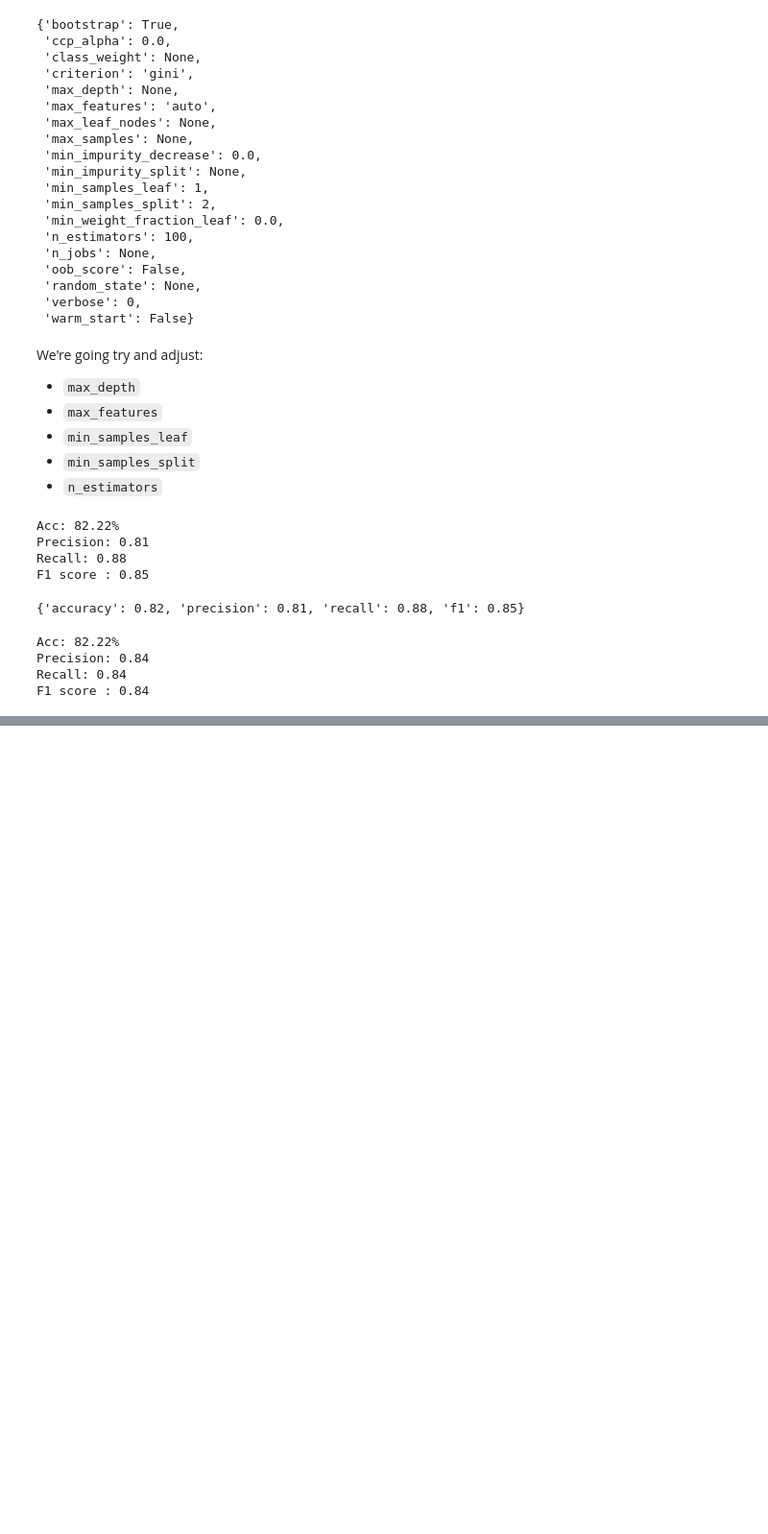
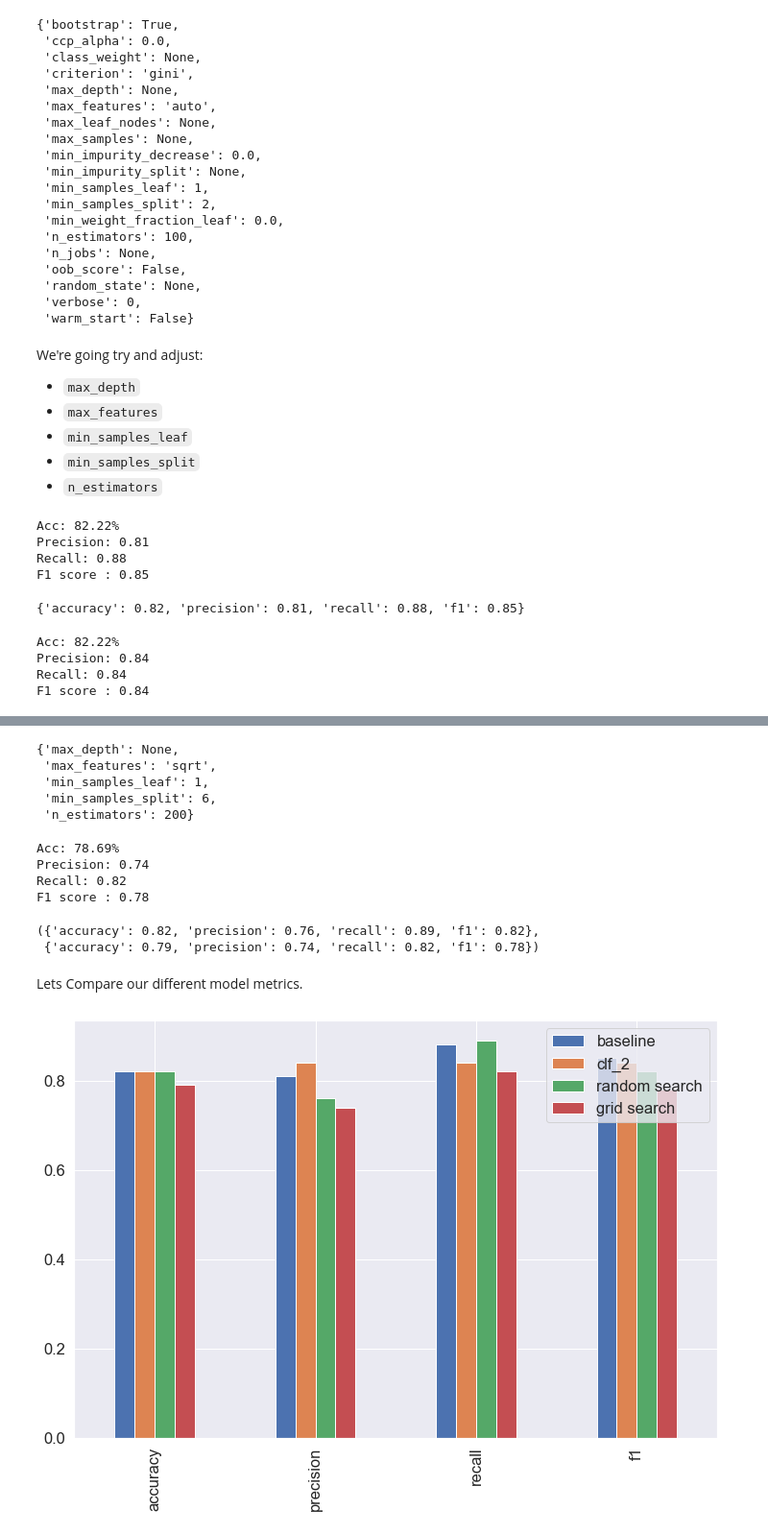
Before and after one commit to puneethramchandra/DataScieneUdemy, a Jupyter notebook: Scikit-learn/Scikit-learn .ipynb, the cells around one changed output, grey strips where cells are left out. Shown at 96% size. Saved outputs shown, nothing was run; the diff lists cells and outputs as text; code cells hidden in the pictures; blank space fills up the shorter version.

Commit message:
randomsearchv gridsearchcv

```diff
--- a/Scikit-learn/Scikit-learn .ipynb
+++ b/Scikit-learn/Scikit-learn .ipynb
@@ -1604,0 +1821,29 @@ F1 score : 0.84
+# %%
+from sklearn.model_selection import GridSearchCV, train_test_split
+
+np.random.seed(42)
+
+
+#Split into X & y
+
+X= heart_disease_shuffled.drop('target',axis=1)
+y = heart_disease_shuffled['target']
+
+
+#Split into train and test sets
+X_train,X_test,y_train,y_test=train_test_split(X,y,test_size=0.2)
+
+#Instantiate RandomForestClassifier
+
+clf= RandomForestClassifier(n_jobs=1)
+
+#Setup RandomizedSearchCV
+gs_clf=GridSearchCV(estimator=clf,
+                          param_grid=grid_2,
+                          cv=5,
+                          verbose=2)
+
+
+#Fit the RandomizeSearchCV version of clf
+
+gs_clf.fit(X_train,y_train);
@@ -1604,0 +1874,37 @@ F1 score : 0.84
+# %%
+gs_clf.best_params_
+# %% [output]
+{'max_depth': None,
+ 'max_features': 'sqrt',
+ 'min_samples_leaf': 1,
+ 'min_samples_split': 6,
+ 'n_estimators': 200}
+# %%
+#Make predictions with the best hyperparameters
+
+gs_y_preds=gs_clf.predict(X_test)
+
+#Evaluate the predictions
+
+gs_metrics=evaluate_preds(y_test,gs_y_preds)
+# %% [output]
+Acc: 78.69%
+Precision: 0.74
+Recall: 0.82
+F1 score : 0.78
+# %%
+rs_metrics, gs_metrics
+# %% [output]
+({'accuracy': 0.82, 'precision': 0.76, 'recall': 0.89, 'f1': 0.82},
+ {'accuracy': 0.79, 'precision': 0.74, 'recall': 0.82, 'f1': 0.78})
+# %% [markdown]
+Lets Compare our different model metrics.
+# %%
+compare_metrics= pd.DataFrame({'baseline': baseline_metrics,
+                              'clf_2':clf_2_metrics,
+                              'random search': rs_metrics,
+                              'grid search': gs_metrics})
+
+compare_metrics.plot.bar(figsize=(12,8));
+# %% [output]
+[figure, added]
```
Also changed, not shown: parts of 13 cells of this notebook.
